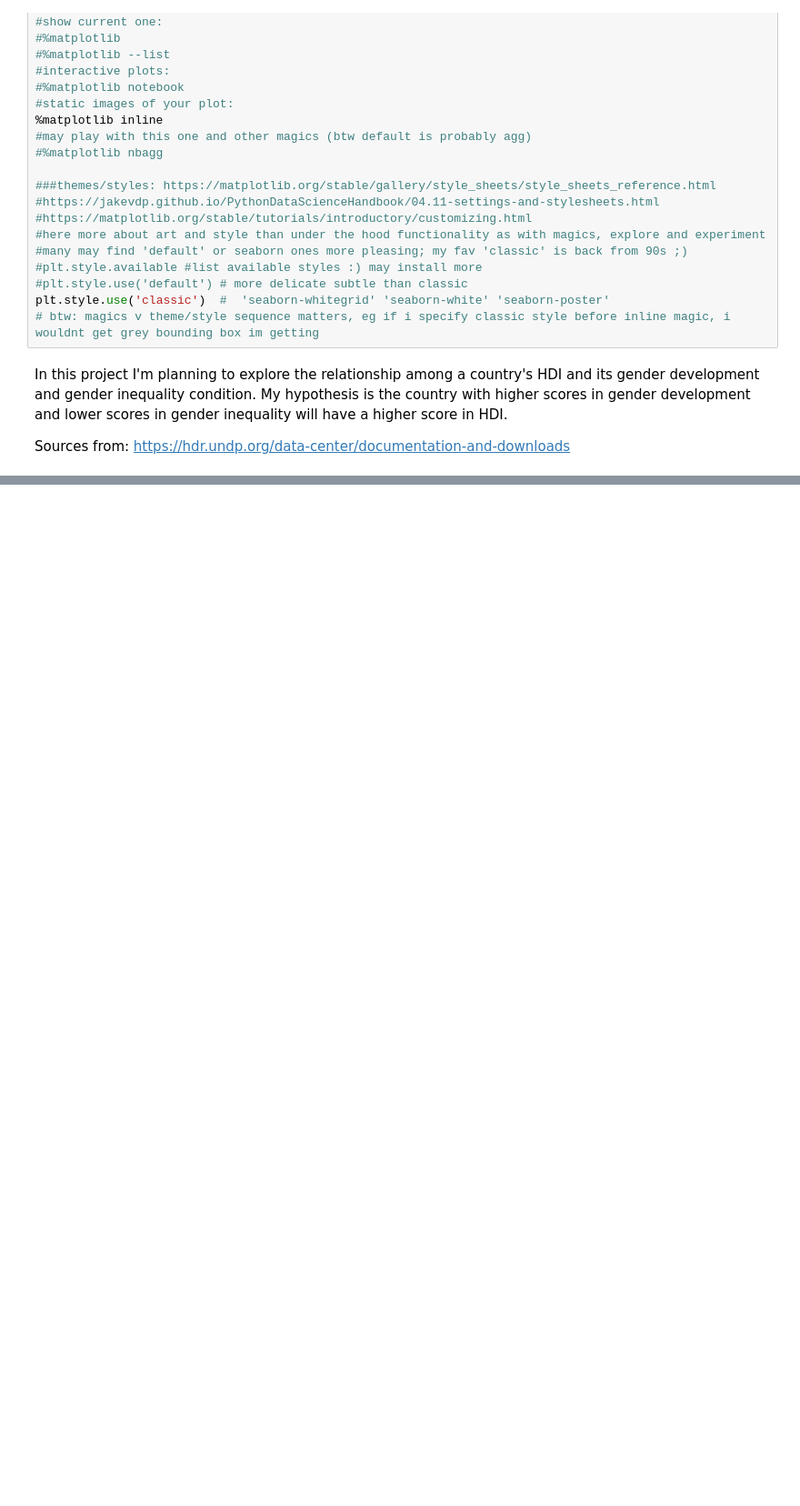
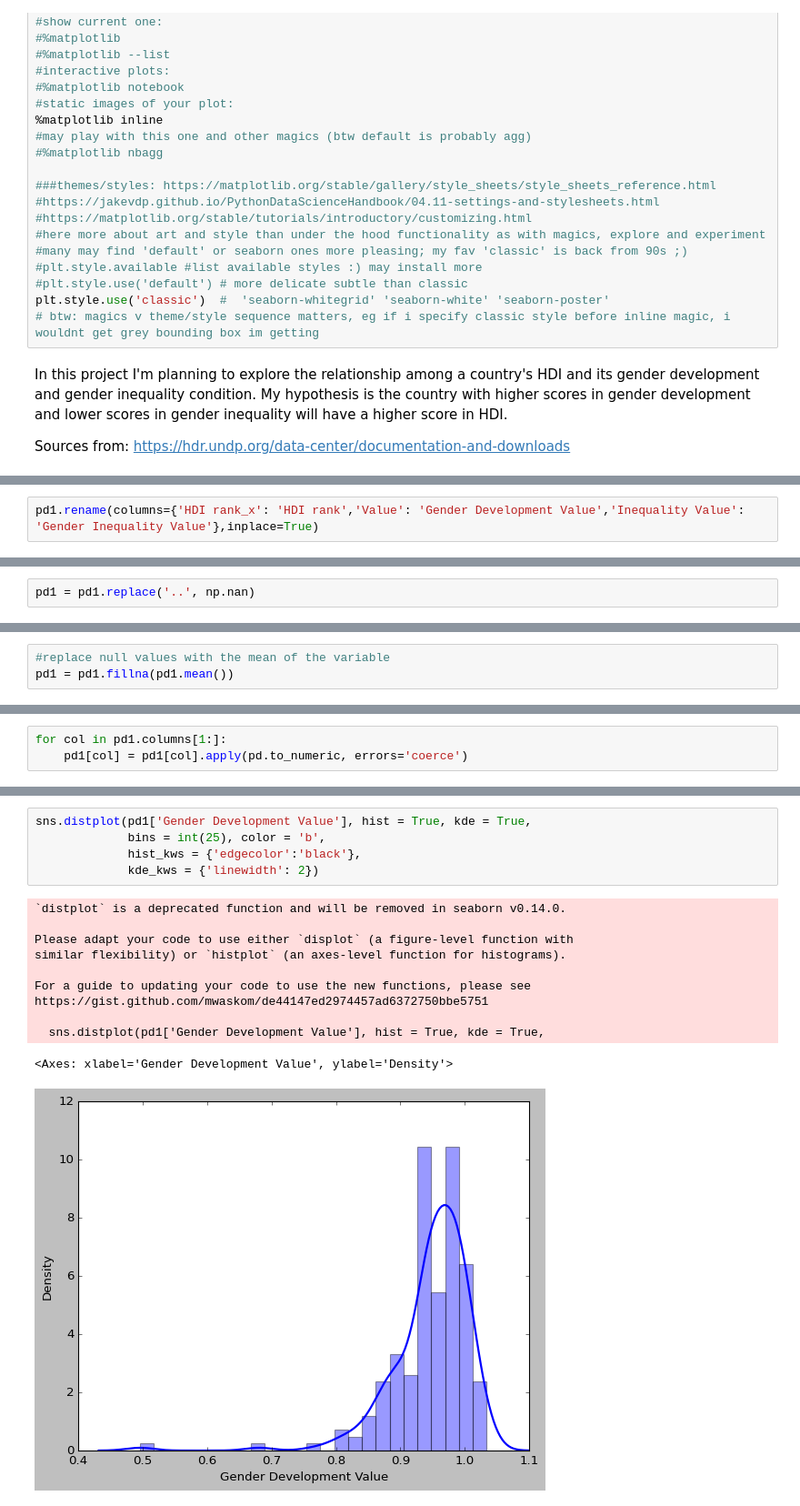
Before and after one commit to XiaoLiang28/vis, a Jupyter notebook: ps5.ipynb, the cells around one changed output, grey strips where cells are left out. Shown at 91% size. Cells and saved outputs as stored; diff of their text form; blank space fills up the shorter version.

```diff
--- a/ps5.ipynb
+++ b/ps5.ipynb
@@ -116,0 +130,2 @@ KeyError: ignored
+# %%
+pd1.rename(columns={'HDI rank_x': 'HDI rank','Value': 'Gender Development Value','Inequality Value': 'Gender Inequality Value'},inplace=True)
@@ -116,0 +148,2 @@ KeyError: ignored
+# %%
+pd1 = pd1.replace('..', np.nan)
@@ -116,0 +163,3 @@ KeyError: ignored
+# %%
+#replace null values with the mean of the variable
+pd1 = pd1.fillna(pd1.mean())
@@ -116,0 +195,3 @@ KeyError: ignored
+# %%
+for col in pd1.columns[1:]:
+    pd1[col] = pd1[col].apply(pd.to_numeric, errors='coerce')
@@ -116,0 +207,17 @@ KeyError: ignored
+# %%
+sns.distplot(pd1['Gender Development Value'], hist = True, kde = True,
+             bins = int(25), color = 'b',
+             hist_kws = {'edgecolor':'black'},
+             kde_kws = {'linewidth': 2})
+# %% [output]
+`distplot` is a deprecated function and will be removed in seaborn v0.14.0.
+
+Please adapt your code to use either `displot` (a figure-level function with
+similar flexibility) or `histplot` (an axes-level function for histograms).
+
+For a guide to updating your code to use the new functions, please see
+https://gist.github.com/mwaskom/de44147ed2974457ad6372750bbe5751
+
+  sns.distplot(pd1['Gender Development Value'], hist = True, kde = True,
+<Axes: xlabel='Gender Development Value', ylabel='Density'>
+[figure, added]
```
Also changed, not shown: parts of 24 cells of this notebook.
